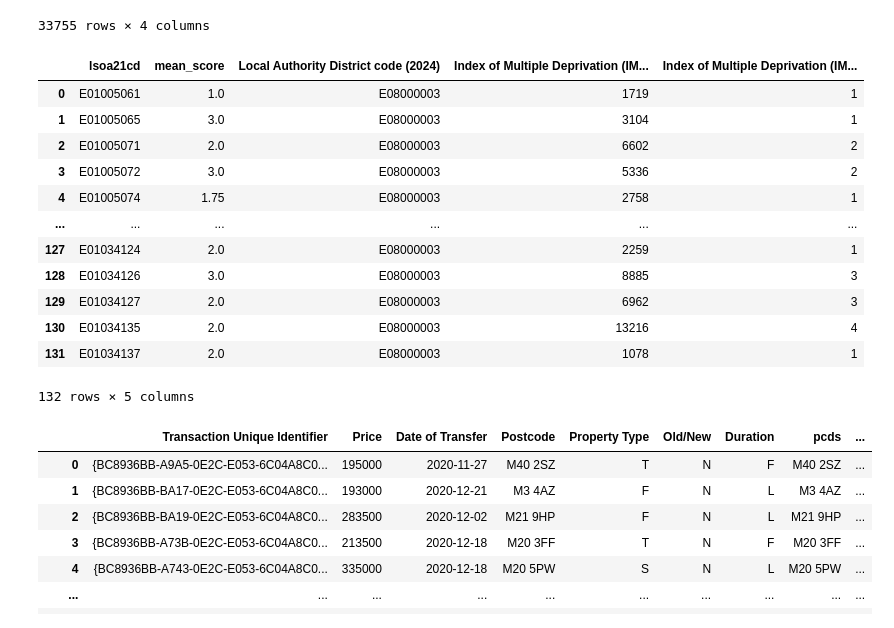
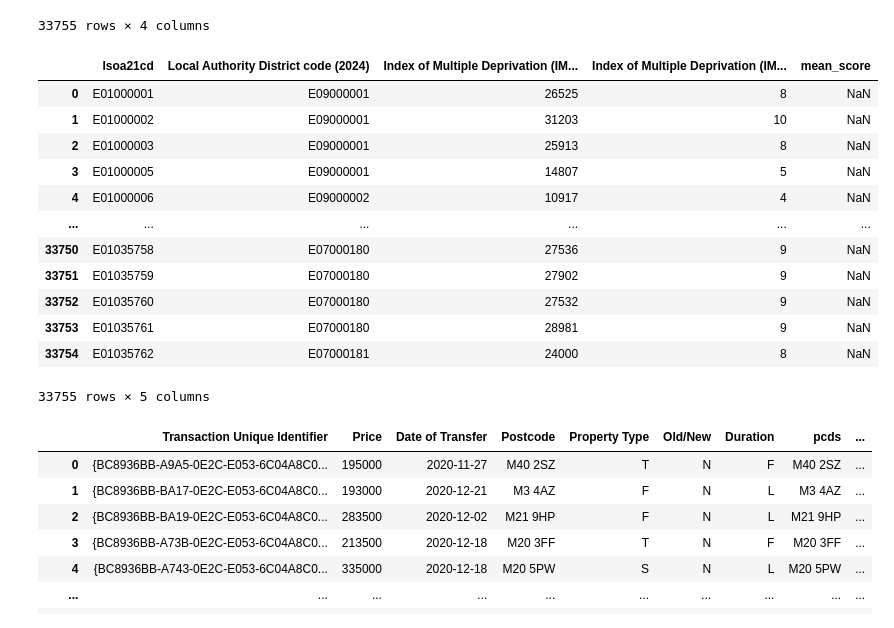
Before and after one commit to jonathanskuy/manchester-property-vs-education, a Jupyter notebook: notebooks/manchester_property_vs_education.ipynb, the cells around one changed output. Drawn from its saved outputs; the diff is of its cells as text; code cells hidden in the pictures.

```diff
--- a/notebooks/manchester_property_vs_education.ipynb
+++ b/notebooks/manchester_property_vs_education.ipynb
@@ -662,23 +662,23 @@ df_imd_filtered
 # %%
 # Merging the IMD dataset into df_ofsted_lsoa
 
-df_lsoa_ofsted_imd = df_lsoa_ofsted.merge(df_imd_filtered, on='lsoa21cd', how='left')
+df_lsoa_ofsted_imd = df_imd_filtered.merge(df_lsoa_ofsted, on='lsoa21cd', how='left')
 
 df_lsoa_ofsted_imd
 # %% [output]
-|  | lsoa21cd | mean_score | Local Authority District code (2024) | Index of Multiple Deprivation (IM... | Index of Multiple Deprivation (IM... |
-| 0 | E01005061 | 1.0 | E08000003 | 1719 | 1 |
-| 1 | E01005065 | 3.0 | E08000003 | 3104 | 1 |
-| 2 | E01005071 | 2.0 | E08000003 | 6602 | 2 |
-| 3 | E01005072 | 3.0 | E08000003 | 5336 | 2 |
-| 4 | E01005074 | 1.75 | E08000003 | 2758 | 1 |
+|  | lsoa21cd | Local Authority District code (2024) | Index of Multiple Deprivation (IM... | Index of Multiple Deprivation (IM... | mean_score |
+| 0 | E01000001 | E09000001 | 26525 | 8 | NaN |
+| 1 | E01000002 | E09000001 | 31203 | 10 | NaN |
+| 2 | E01000003 | E09000001 | 25913 | 8 | NaN |
+| 3 | E01000005 | E09000001 | 14807 | 5 | NaN |
+| 4 | E01000006 | E09000002 | 10917 | 4 | NaN |
 | ... | ... | ... | ... | ... | ... |
-| 127 | E01034124 | 2.0 | E08000003 | 2259 | 1 |
-| 128 | E01034126 | 3.0 | E08000003 | 8885 | 3 |
-| 129 | E01034127 | 2.0 | E08000003 | 6962 | 3 |
-| 130 | E01034135 | 2.0 | E08000003 | 13216 | 4 |
-| 131 | E01034137 | 2.0 | E08000003 | 1078 | 1 |
+| 33750 | E01035758 | E07000180 | 27536 | 9 | NaN |
+| 33751 | E01035759 | E07000180 | 27902 | 9 | NaN |
+| 33752 | E01035760 | E07000180 | 27532 | 9 | NaN |
+| 33753 | E01035761 | E07000180 | 28981 | 9 | NaN |
+| 33754 | E01035762 | E07000181 | 24000 | 8 | NaN |
-132 rows × 5 columns
+33755 rows × 5 columns
 # %%
 # Merging df_lsoa_ofsted_imd into df_transactions_manchester
 
```
Also changed, not shown: parts of 2 cells of this notebook.
